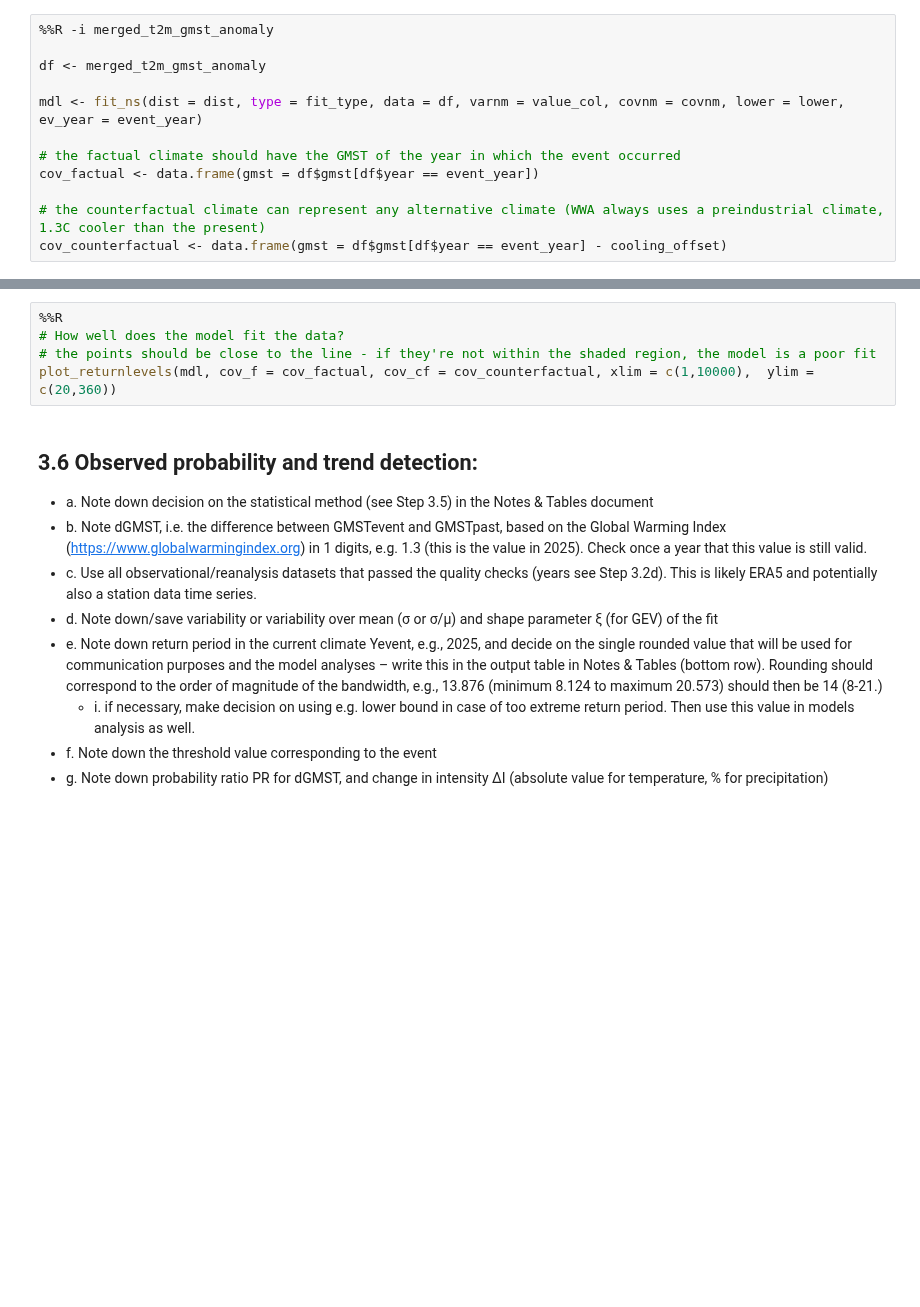
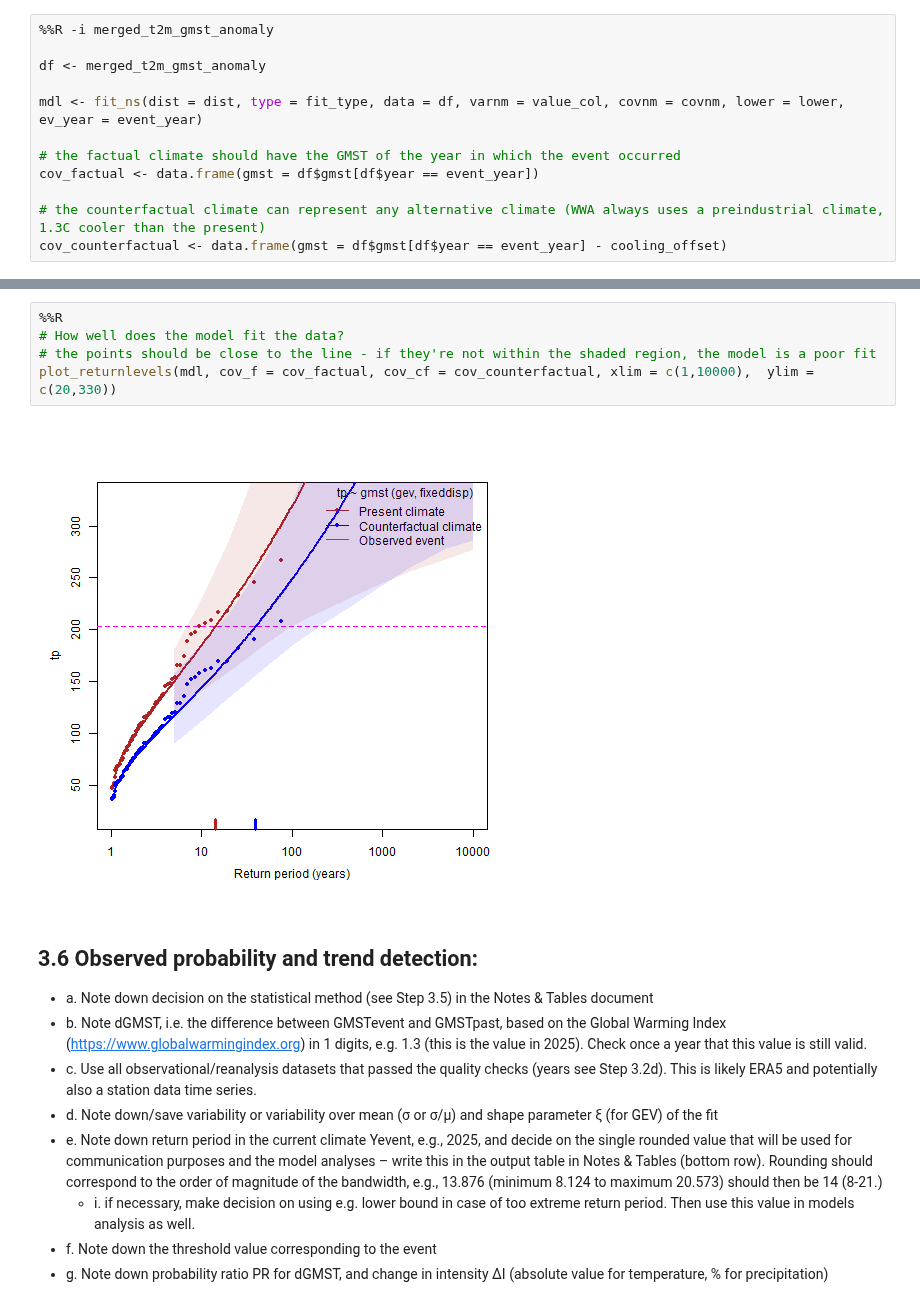
Before and after one commit to izpinto/c3s-451, a Jupyter notebook: library/C3S_TrendAnalysis_Tjerk.ipynb, the cells around one changed output, grey strips where cells are left out. Drawn from its saved outputs; the diff is of its cells as text; blank space fills up the shorter version.

```diff
--- a/library/C3S_TrendAnalysis_Tjerk.ipynb
+++ b/library/C3S_TrendAnalysis_Tjerk.ipynb
@@ -533,8 +647,10 @@ plot_covtrend(mdl, xcov = covnm, add_loess = T, ylim = c(20,160))
 # %%
 %%R
 # How well does the model fit the data?
 # the points should be close to the line - if they're not within the shaded region, the model is a poor fit
-plot_returnlevels(mdl, cov_f = cov_factual, cov_cf = cov_counterfactual, xlim = c(1,10000),  ylim = c(20,360))
+plot_returnlevels(mdl, cov_f = cov_factual, cov_cf = cov_counterfactual, xlim = c(1,10000),  ylim = c(20,330))
+# %% [output]
+[figure, added]
 # %% [markdown]
 ## 3.6 Observed probability and trend detection:
 - a. Note down decision on the statistical method (see Step 3.5) in the Notes & Tables document
```
Also changed, not shown: parts of 29 cells of this notebook.
